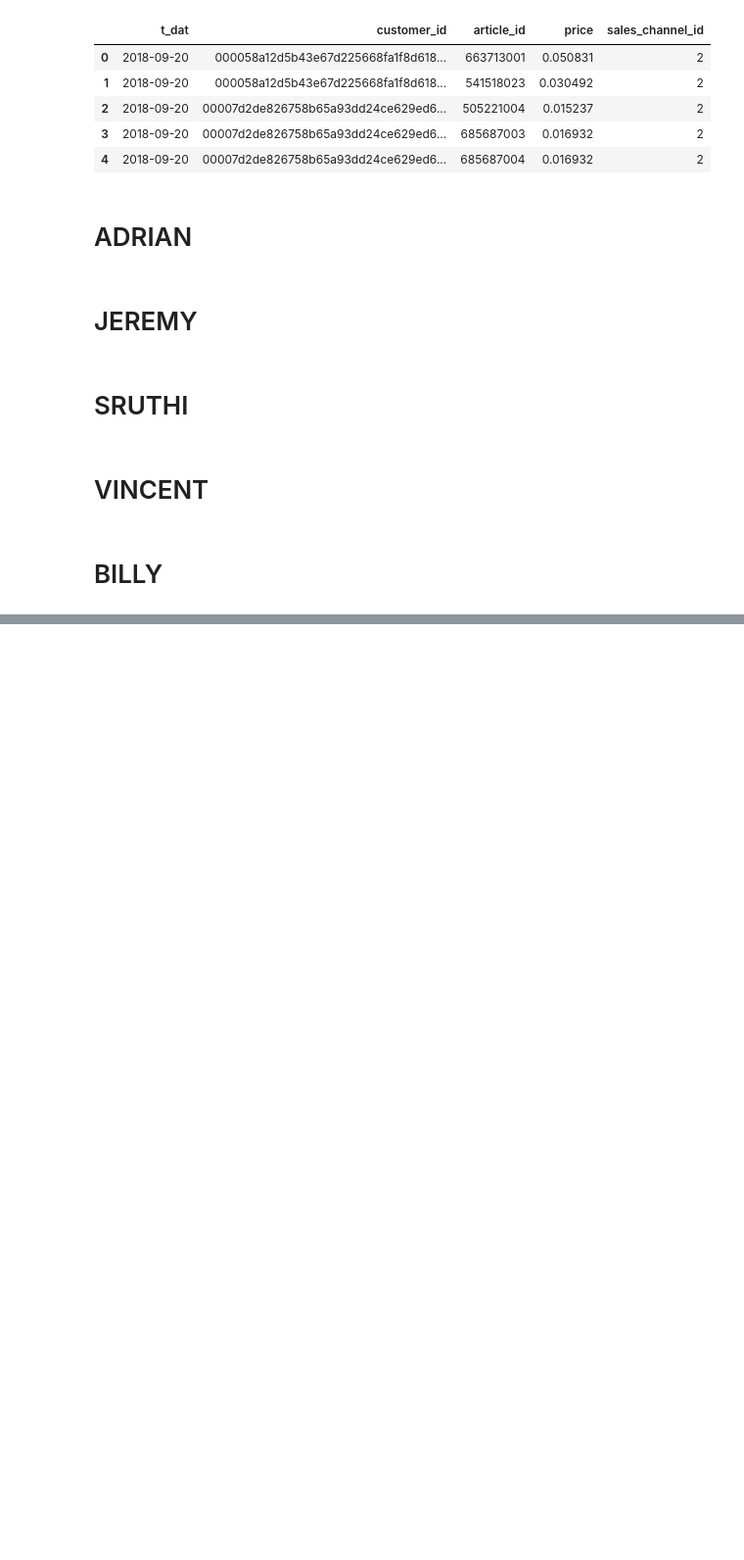
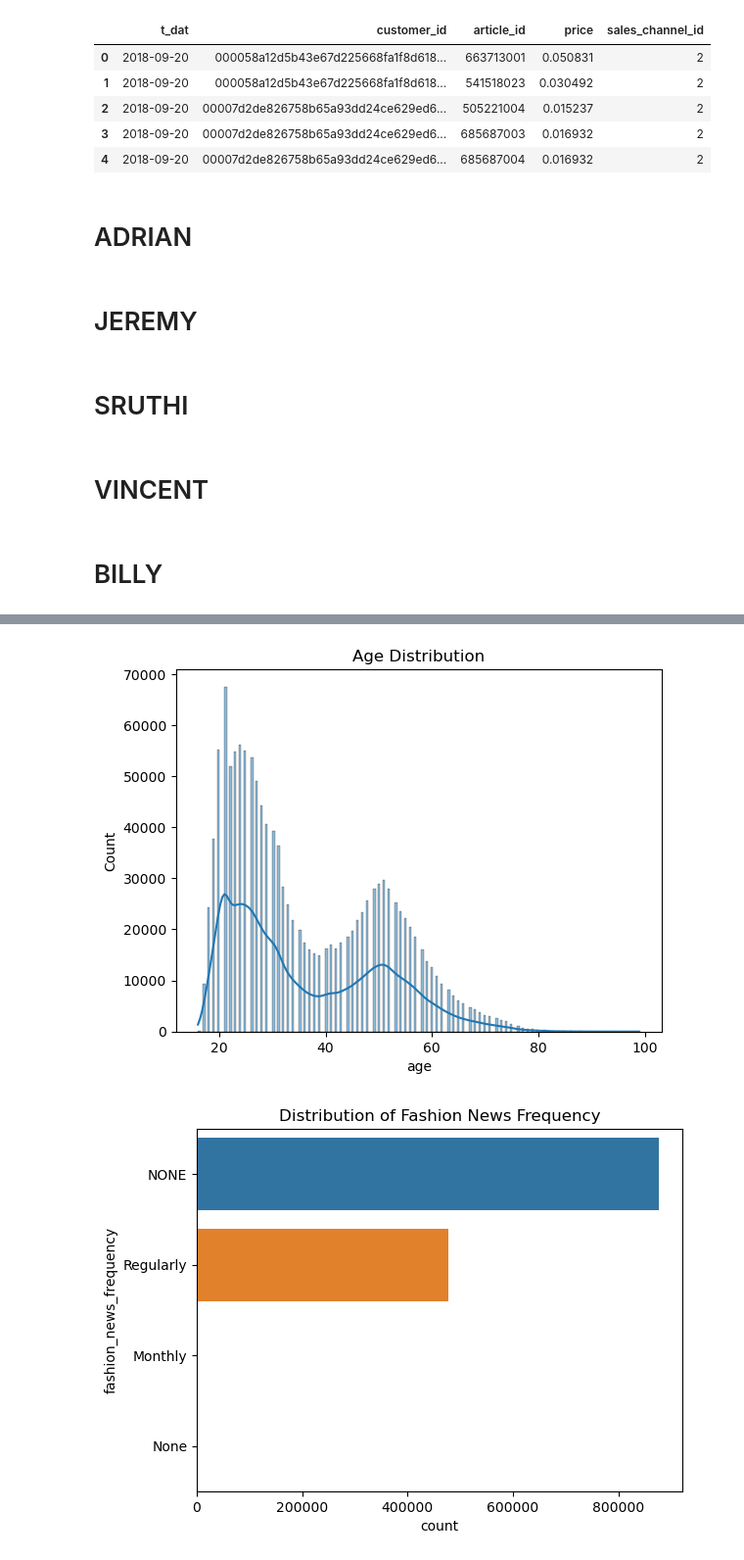
Before and after one commit to billysimct/Data-Science-Business, a Jupyter notebook: demo.ipynb, the cells around one changed output, grey strips where cells are left out. Shown at 98% size. Cells and saved outputs as stored; diff of their text form; code cells hidden in the pictures; blank space fills up the shorter version.

```diff
--- a/demo.ipynb
+++ b/demo.ipynb
@@ -51,0 +185,13 @@ transactions.head()
+# %%
+# Age distribution
+sns.histplot(customers['age'], kde=True)
+plt.title('Age Distribution')
+plt.show()
+
+# Distribution of fashion news frequency
+sns.countplot(y='fashion_news_frequency', data=customers)
+plt.title('Distribution of Fashion News Frequency')
+plt.show()
+# %% [output]
+[figure, added]
+[figure, added]
```
Also changed, not shown: parts of 9 cells of this notebook.
